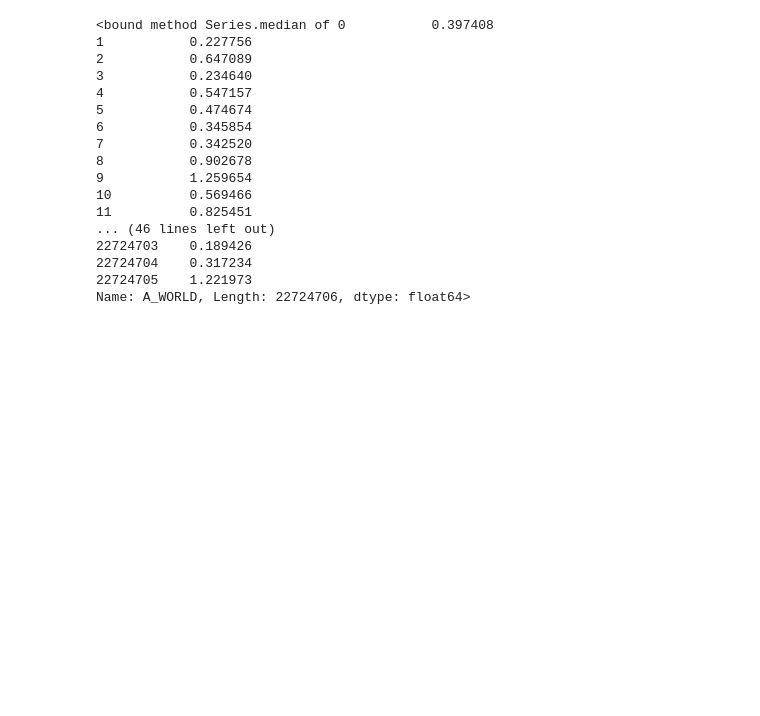
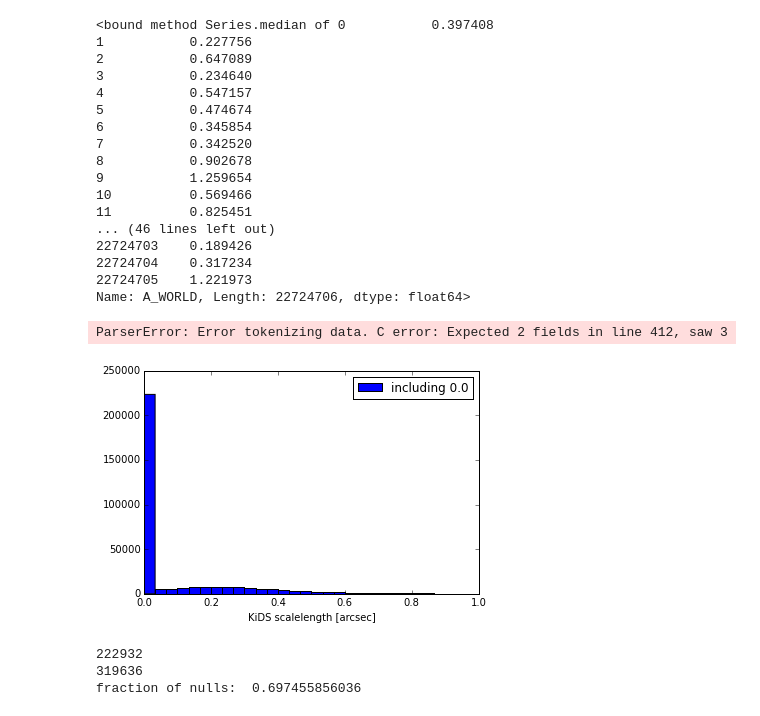
Before and after one commit to GiorgioManzoni/PAUS_code, a Jupyter notebook: 019_fast_plot_AB.ipynb, the cells around one changed output. Drawn from its saved outputs; the diff is of its cells as text; code cells hidden in the pictures; blank space fills up the shorter version.

Commit message:
I now read also the matched catalogue KiDS/COSMOS sent by Arun

```diff
--- a/019_fast_plot_AB.ipynb
+++ b/019_fast_plot_AB.ipynb
@@ -31,3 +31,7 @@ print A_arcsec.median
 22724704    0.317234
 22724705    1.221973
 Name: A_WORLD, Length: 22724706, dtype: float64>
+# %%
+data_kids = pd.read('../data/KiDS_Griffith_iMS1_handpicked_stars.cat')
+# %% [output]
+ParserError: Error tokenizing data. C error: Expected 2 fields in line 412, saw 3
@@ -33,0 +40,18 @@ Name: A_WORLD, Length: 22724706, dtype: float64>
+# %%
+with fits.open('../data/KiDS_Griffith_iMS1_handpicked_stars.cat')as hdul:
+    kids =  hdul[1].data
+# %%
+kd_scalelength = kids['bias_corrected_scalelength_pixels']*0.214
+# %%
+plt.hist(kd_scalelength,range=(0,1.),bins=30,label='including 0.0')
+plt.xlabel('KiDS scalelength [arcsec]')
+plt.legend()
+plt.show()
+print len(kd_scalelength[kd_scalelength==0.0])
+print len(kd_scalelength)
+print 'fraction of nulls: ',float(len(kd_scalelength[kd_scalelength==0.0]))/float(len(kd_scalelength))
+# %% [output]
+[figure, added]
+222932
+319636
+fraction of nulls:  0.697455856036
```
Also changed, not shown: parts of 6 cells of this notebook.
